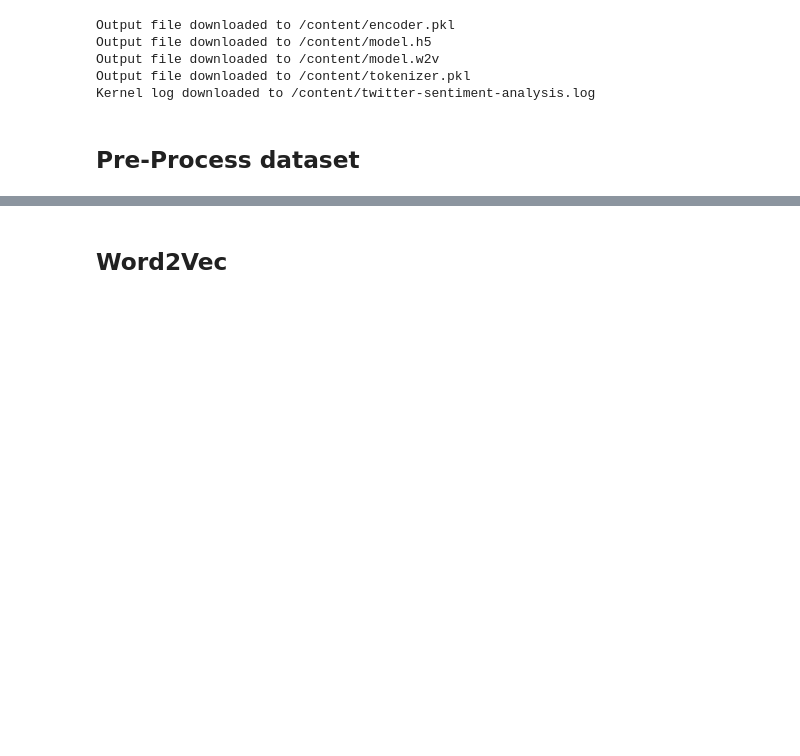
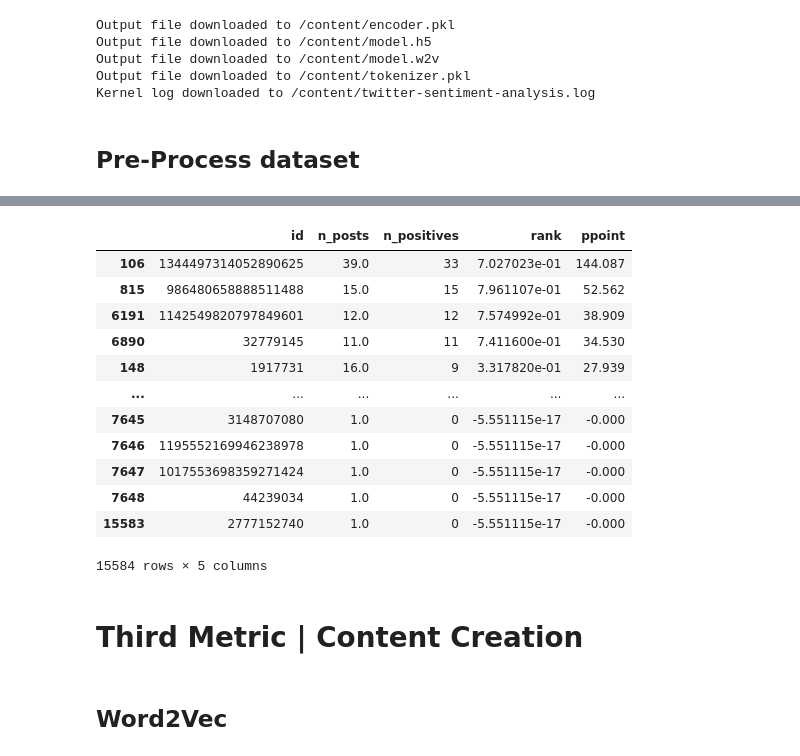
Before and after one commit to FatemeFarhang/data-science, a Jupyter notebook: Task_03.ipynb, the cells around one changed output, grey strips where cells are left out. Cells and saved outputs as stored; diff of their text form; code cells hidden in the pictures; blank space fills up the shorter version.

Commit message:
metric2

```diff
--- a/Task_03.ipynb
+++ b/Task_03.ipynb
@@ -183,0 +288,10 @@ Wall time: 102 ms
+# %%
+# ranking of users
+def rank_user(n_plus, n_post):
+    z = 1.96
+    r = n_plus/n_post
+    return  float(( r + z**2/(2*n_post) ) / (1 + z**2/n_post) - z/ (1+ z**2/n_post)*np.sqrt(r*(1-r)/n_post + z**2/(4*n_post**2)) )
+
+# passion point of users
+def ppoint(n_plus, rank, n_post):
+    return round(float( n_plus * (rank + np.log(n_post)) ),3)
@@ -184,3 +310,21 @@ Wall time: 102 ms
+# %%
+df_user.sort_values('ppoint', axis=0, ascending=False)
+# %% [output]
+|  | id | n_posts | n_positives | rank | ppoint |
+| 106 | 1344497314052890625 | 39.0 | 33 | 7.027023e-01 | 144.087 |
+| 815 | 986480658888511488 | 15.0 | 15 | 7.961107e-01 | 52.562 |
+| 6191 | 1142549820797849601 | 12.0 | 12 | 7.574992e-01 | 38.909 |
+| 6890 | 32779145 | 11.0 | 11 | 7.411600e-01 | 34.530 |
+| 148 | 1917731 | 16.0 | 9 | 3.317820e-01 | 27.939 |
+| ... | ... | ... | ... | ... | ... |
+| 7645 | 3148707080 | 1.0 | 0 | -5.551115e-17 | -0.000 |
+| 7646 | 1195552169946238978 | 1.0 | 0 | -5.551115e-17 | -0.000 |
+| 7647 | 1017553698359271424 | 1.0 | 0 | -5.551115e-17 | -0.000 |
+| 7648 | 44239034 | 1.0 | 0 | -5.551115e-17 | -0.000 |
+| 15583 | 2777152740 | 1.0 | 0 | -5.551115e-17 | -0.000 |
+15584 rows × 5 columns
+# %% [markdown]
+# Third Metric | Content Creation
 # %% [markdown]
 ## Word2Vec
 # %%
```
Also changed, not shown: parts of 24 cells of this notebook.
